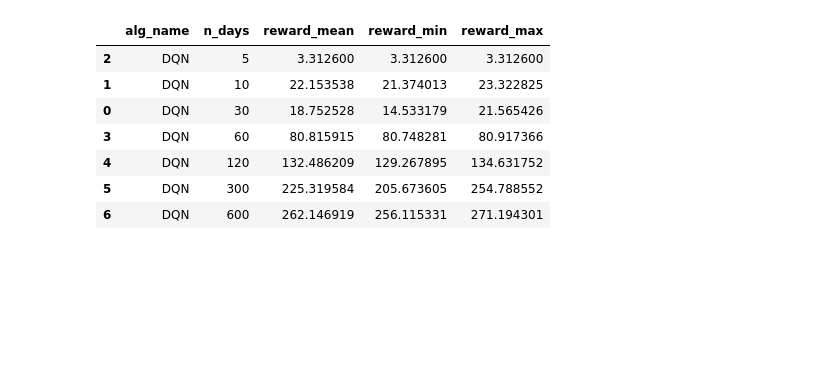
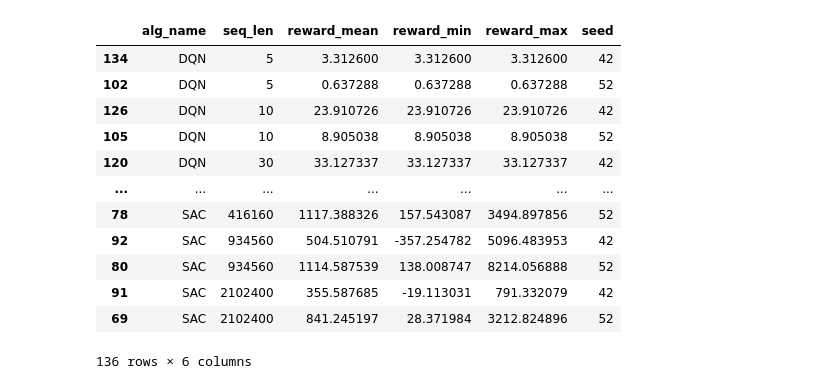
Before and after one commit to Fassty/diploma-thesis, a Jupyter notebook: notebooks/tensorboard_summarize.ipynb, the cells around one changed output. Drawn from its saved outputs; the diff is of its cells as text; code cells hidden in the pictures; blank space fills up the shorter version.

```diff
--- a/notebooks/tensorboard_summarize.ipynb
+++ b/notebooks/tensorboard_summarize.ipynb
@@ -13,48 +13,56 @@ import os
 import re
 import numpy as np
 import pandas as pd
 
 root_dir = '../exp_results/baseline_correct'
 
 def load_eval_results(path):
     eval_results = []
     with open(path, 'r') as f:
         for line in f:
             data = json.loads(line)
             if 'evaluation' in data:
                 eval_results.append(data['evaluation'])
 
     if len(eval_results) == 0:
         print(path)
     return eval_results
 
 results = []
 for alg_name in os.listdir(root_dir):
     for exp_name in os.listdir(os.path.join(root_dir, alg_name)):
+        seed = int(re.findall('seed=([0-9]+)', exp_name)[0])
         for result_dir in os.listdir(os.path.join(root_dir, alg_name, exp_name)):
-            if not 'steps' in result_dir:
+            if 'steps' in result_dir:
+                sequence_len = int(re.findall('steps=([0-9]+)', result_dir)[0])
+            elif 'days' in result_dir:
+                sequence_len = int(re.findall('days=([0-9]+)', result_dir)[0]) * 1440
+            else:
                 continue
-
-            n_days = int(re.findall('steps=([0-9]+)', result_dir)[0])
 
             for root, _, files in os.walk(os.path.join(root_dir, alg_name, exp_name, result_dir)):
                 if 'result.json' in files:
                     eval_result = load_eval_results(os.path.join(root, 'result.json'))
-                    #best_result_id = np.argmax([r['episode_reward_mean'] for r in eval_result])
-                    eval_result = eval_result[-1]
-                    results.append((alg_name, n_days, eval_result['episode_reward_mean'], eval_result['episode_reward_min'], eval_result['episode_reward_max']))
+                    best_result_id = np.argmax([r['episode_reward_mean'] for r in eval_result])
+                    eval_result = eval_result[best_result_id]
+                    results.append((alg_name, sequence_len, eval_result['episode_reward_mean'], eval_result['episode_reward_min'], eval_result['episode_reward_max'], seed))
 
-df = pd.DataFrame(results, columns=['alg_name', 'n_days', 'reward_mean','reward_min','reward_max'])
-df = df.sort_values(by=['alg_name', 'n_days'], ascending=[True, True])
+df = pd.DataFrame(results, columns=['alg_name', 'seq_len', 'reward_mean','reward_min','reward_max', 'seed'])
+df = df.sort_values(by=['alg_name', 'seq_len', 'seed'], ascending=[True, True, True])
 df
 # %% [output]
-|  | alg_name | n_days | reward_mean | reward_min | reward_max |
-| 2 | DQN | 5 | 3.312600 | 3.312600 | 3.312600 |
-| 1 | DQN | 10 | 22.153538 | 21.374013 | 23.322825 |
-| 0 | DQN | 30 | 18.752528 | 14.533179 | 21.565426 |
-| 3 | DQN | 60 | 80.815915 | 80.748281 | 80.917366 |
-| 4 | DQN | 120 | 132.486209 | 129.267895 | 134.631752 |
-| 5 | DQN | 300 | 225.319584 | 205.673605 | 254.788552 |
-| 6 | DQN | 600 | 262.146919 | 256.115331 | 271.194301 |
+|  | alg_name | seq_len | reward_mean | reward_min | reward_max | seed |
+| 134 | DQN | 5 | 3.312600 | 3.312600 | 3.312600 | 42 |
+| 102 | DQN | 5 | 0.637288 | 0.637288 | 0.637288 | 52 |
+| 126 | DQN | 10 | 23.910726 | 23.910726 | 23.910726 | 42 |
+| 105 | DQN | 10 | 8.905038 | 8.905038 | 8.905038 | 52 |
+| 120 | DQN | 30 | 33.127337 | 33.127337 | 33.127337 | 42 |
+| ... | ... | ... | ... | ... | ... | ... |
+| 78 | SAC | 416160 | 1117.388326 | 157.543087 | 3494.897856 | 52 |
+| 92 | SAC | 934560 | 504.510791 | -357.254782 | 5096.483953 | 42 |
+| 80 | SAC | 934560 | 1114.587539 | 138.008747 | 8214.056888 | 52 |
+| 91 | SAC | 2102400 | 355.587685 | -19.113031 | 791.332079 | 42 |
+| 69 | SAC | 2102400 | 841.245197 | 28.371984 | 3212.824896 | 52 |
+136 rows × 6 columns
 # %%
 import numpy as np
```
Also changed, not shown: parts of 11 cells of this notebook, 4 other files.
